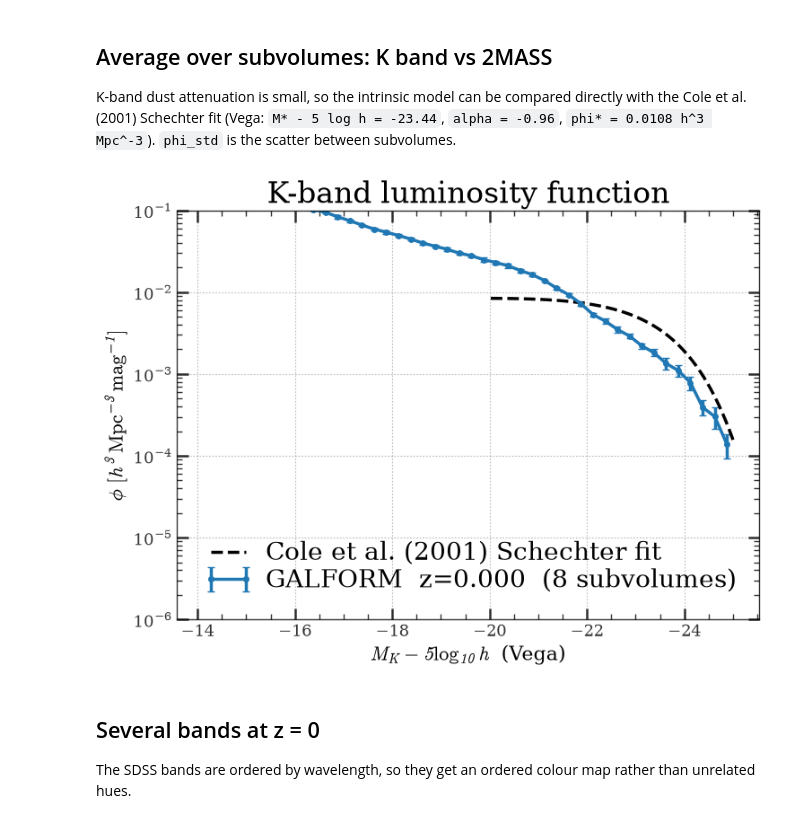
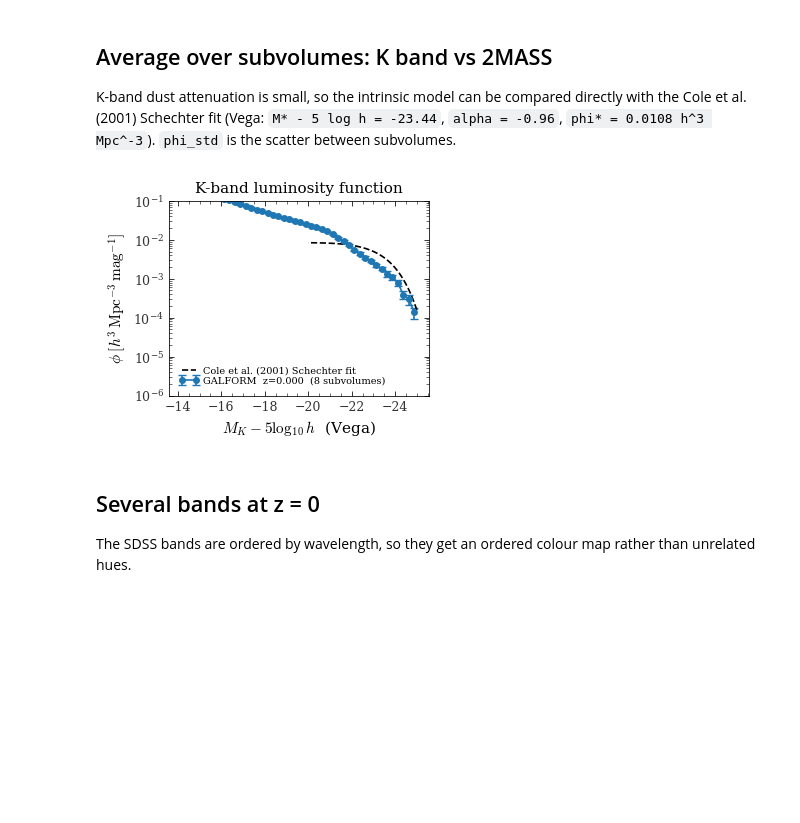
Before and after one commit to OscarHickman/galform_analysis, a Jupyter notebook: examples/analysis/luminosity_functions/lf.ipynb, the cells around one changed output. Saved outputs shown, nothing was run; the diff lists cells and outputs as text; code cells hidden in the pictures; blank space fills up the shorter version.

```diff
--- a/examples/analysis/luminosity_functions/lf.ipynb
+++ b/examples/analysis/luminosity_functions/lf.ipynb
@@ -74,29 +74,28 @@ K-band dust attenuation is small, so the intrinsic model can be compared directl
 # %%
 IZ_NUM = 271
 IVOLS  = list(range(8))   # use more subvolumes for better statistics
 
 z = get_snapshot_redshift(f'iz{IZ_NUM}', SIM)
 res = avg_lf_given_redshift_and_subvolumes(IZ_NUM, IVOLS, 'UKIRT-K',
                                            system='Vega', base_dir=BASE_DIR)
 
 fig, ax = plt.subplots()
 ok = res['phi'] > 0
 ax.errorbar(res['centers'][ok], res['phi'][ok], yerr=res['phi_std'][ok],
             fmt='o-', ms=4, capsize=3, label=f'GALFORM  z={z:.3f}  ({res["n_used"]} subvolumes)')
 M = np.linspace(-25, -20, 200)   # magnitude range of the 2MASS fit
 ax.plot(M, schechter_magnitude(M, phi_star=0.0108, M_star=-23.44, alpha=-0.96),
         'k--', label='Cole et al. (2001) Schechter fit')
 ax.set_yscale('log')
 ax.set_ylim(1e-6, 1e-1)
 ax.invert_xaxis()   # bright galaxies on the right
 ax.set_xlabel(r'$M_K - 5\log_{10}h$  (Vega)')
 ax.set_ylabel(r'$\phi\;[h^3\,\mathrm{Mpc}^{-3}\,\mathrm{mag}^{-1}]$')
 ax.set_title('K-band luminosity function')
 ax.legend()
-fig.tight_layout()
 plt.show()
 # %% [output]
-[figure, old version]
+[figure, new version]
 # %% [markdown]
 ## Several bands at z = 0
 
```
Also changed, not shown: parts of 5 cells of this notebook, 11 other files.
